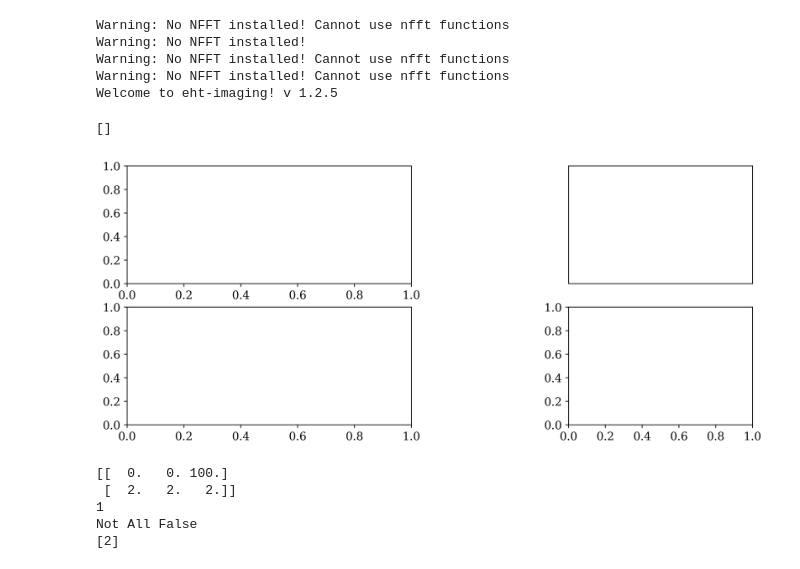
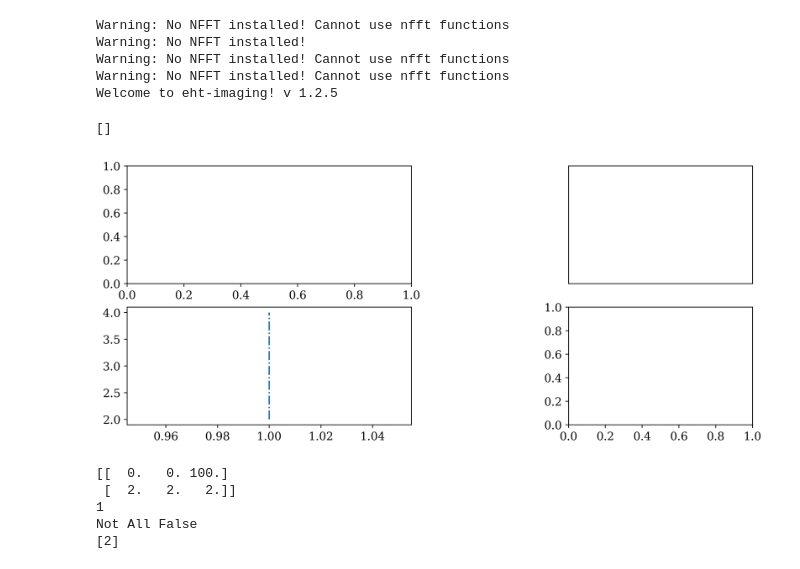
Before and after one commit to TejahniDesire/aart_tdwork, a Jupyter notebook: jpgrounds2.ipynb, the cells around one changed output. Saved outputs shown, nothing was run; the diff lists cells and outputs as text; code cells hidden in the pictures.

```diff
--- a/jpgrounds2.ipynb
+++ b/jpgrounds2.ipynb
@@ -28,18 +28,19 @@ Welcome to eht-imaging! v 1.2.5
 # %%
 fig, dum = plt.subplots(2, 2, figsize=[12,5], dpi=400)
 ax0 = plt.subplot(2, 2, 1)
 ax1 = plt.subplot(2, 3, 3)
 ax2 = plt.subplot(2, 2, 3)
 ax3 = plt.subplot(2, 3, 6)
+ax2.plot([1,1],[2,4],'-.')
 # ax1.spines['top'].set_visible(False)
 # ax1.spines['right'].set_visible(False)
 # ax1.spines['bottom'].set_visible(False)
 # ax1.spines['left'].set_visible(False)
 ax1.get_xaxis().set_ticks([])
 ax1.get_yaxis().set_ticks([])
 # %% [output]
 []
-[figure, old version]
+[figure, new version]
 # %%
 t = np.zeros(3)
 t[2] = 100
```
Also changed, not shown: 3 other files.
